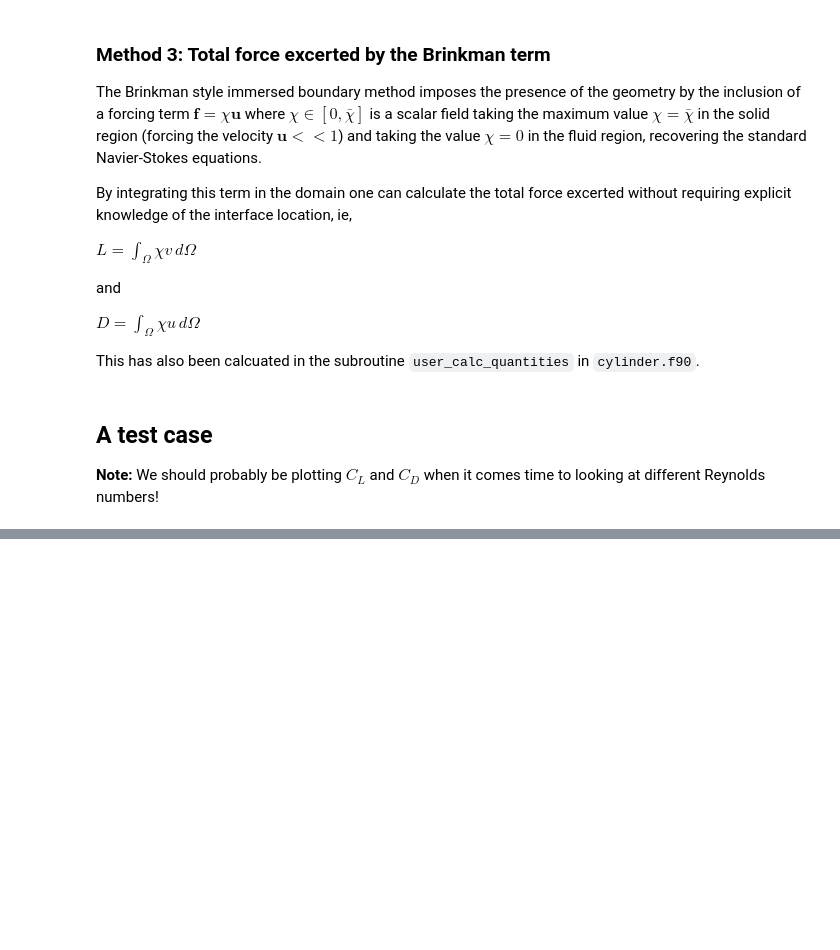
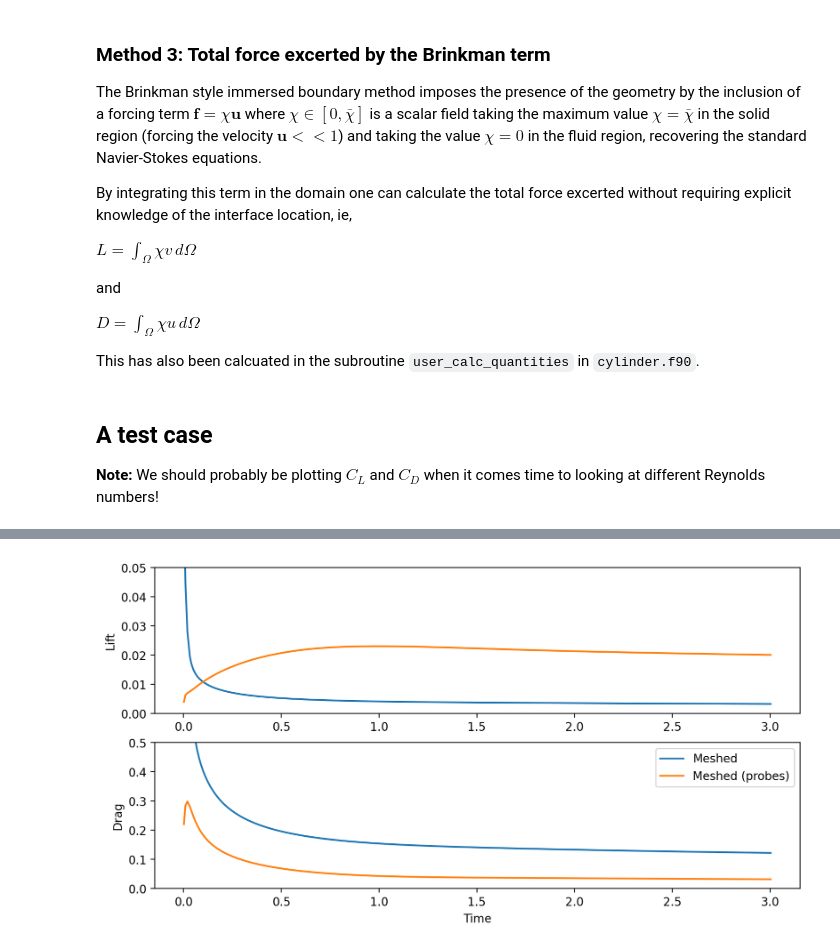
Before and after one commit to ExtremeFLOW/neko-top, a Jupyter notebook: examples/brinkman_parameters/post_processing/Lift_and_Drag.ipynb, the cells around one changed output, grey strips where cells are left out. Cells and saved outputs as stored; diff of their text form; code cells hidden in the pictures; blank space fills up the shorter version.

```diff
--- a/examples/brinkman_parameters/post_processing/Lift_and_Drag.ipynb
+++ b/examples/brinkman_parameters/post_processing/Lift_and_Drag.ipynb
@@ -263,0 +291,18 @@ plt.show()
+# %%
+lift_axis = [0, 0.5e-1]
+drag_axis = [0,0.5]
+fig, ax = plt.subplots(2,1, figsize=(10, 5), dpi = 200)
+ax[0].plot(meshed_t, meshed_fy_visc)
+ax[0].plot(m_t, m_fy_visc)
+ax[0].set_ylim(lift_axis)
+ax[0].set_ylabel("Lift")
+
+ax[1].plot(meshed_t, meshed_fx_visc, label='Meshed')
+ax[1].plot(m_t, m_fx_visc, label='Meshed (probes)')
+ax[1].set_ylim(drag_axis)
+ax[1].set_xlabel("Time")
+ax[1].set_ylabel("Drag")
+ax[1].legend()
+plt.show()
+# %% [output]
+[figure, added]
```
Also changed, not shown: parts of 3 cells of this notebook, 1 other file.
